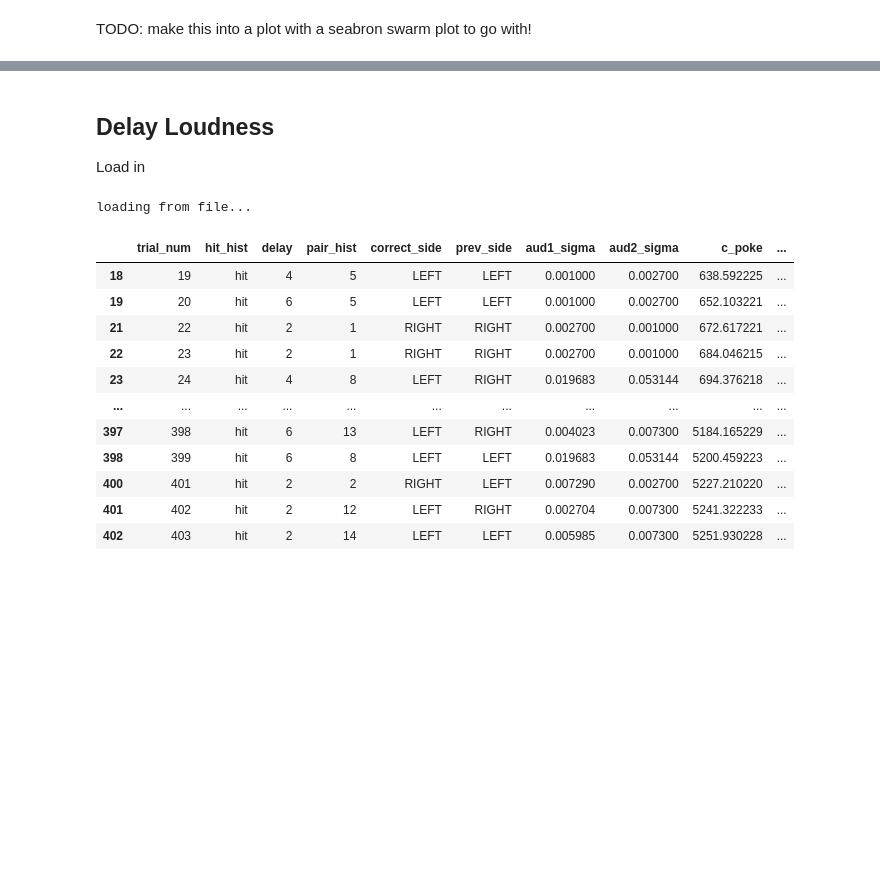
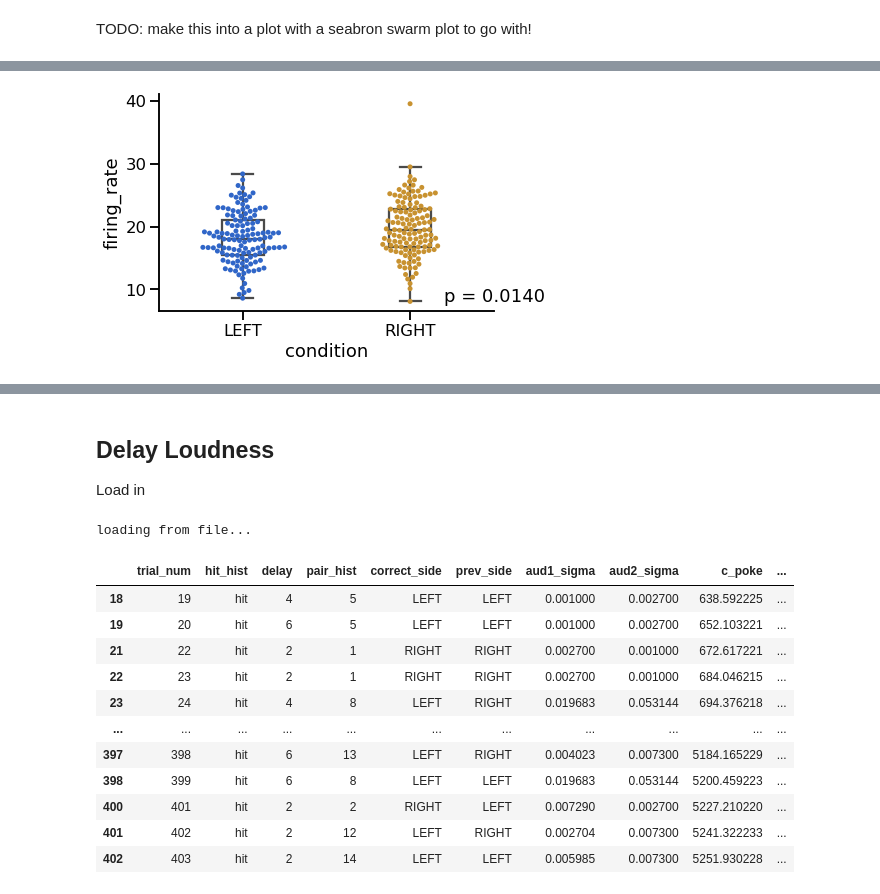
Before and after one commit to Brody-Lab/jbreda_PWM_mPFC_analysis, a Jupyter notebook: 2021_05_06_cleanup.ipynb, the cells around one changed output, grey strips where cells are left out. Drawn from its saved outputs; the diff is of its cells as text; code cells hidden in the pictures; blank space fills up the shorter version.

```diff
--- a/2021_05_06_cleanup.ipynb
+++ b/2021_05_06_cleanup.ipynb
@@ -74,0 +71,12 @@ plot_psth(g1, xlim=(-100,2100), legend=True, error=True)
+# %%
+d = fr_by_condition_df(g1, '111kk', loudness=False)
+lr_pal = ['#3066C8', '#C89230']
+ax = sns.boxplot(x='condition', y='firing_rate', data=d, width=0.25, showfliers=False,
+                 boxprops={'facecolor':'none'}, palette=lr_pal)
+ax = sns.swarmplot(x='condition', y='firing_rate', data=d, palette=lr_pal)
+
+ax.text(1.2, d['firing_rate'].min(), f"p = {pval:0.4f}")
+
+sns.despine()
+# %% [output]
+[figure, added]
```
Also changed, not shown: parts of 8 cells of this notebook.
